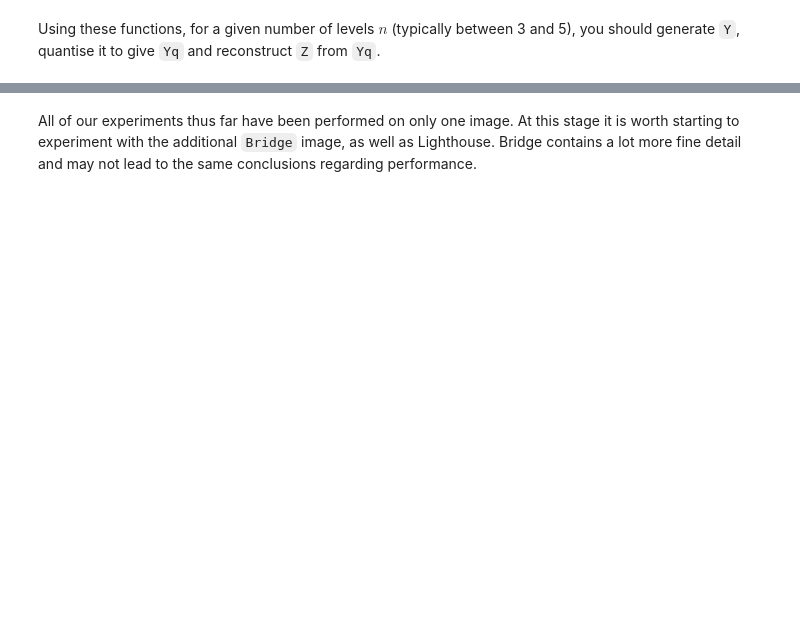
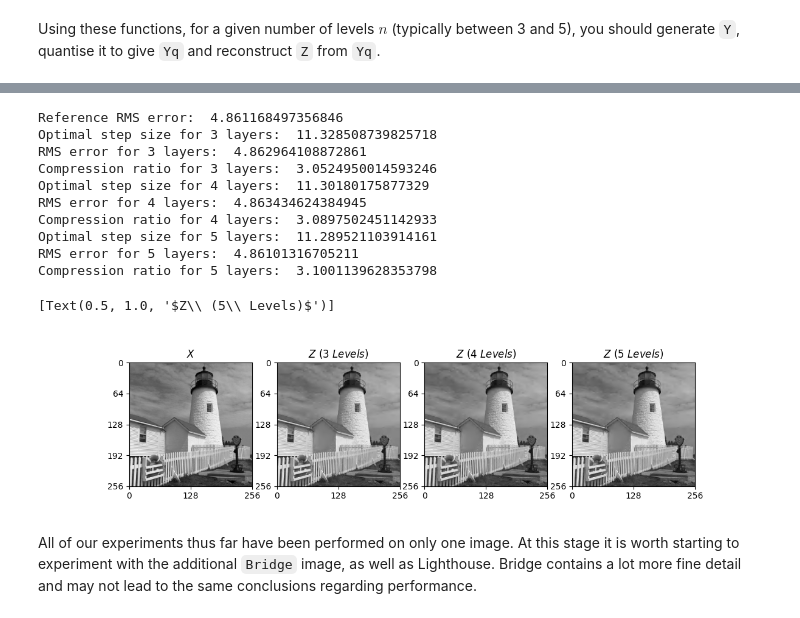
Before and after one commit to muhanl/cued_sf2_lab, a Jupyter notebook: 9-dwt.ipynb, the cells around one changed output, grey strips where cells are left out. Cells and saved outputs as stored; diff of their text form; code cells hidden in the pictures; blank space fills up the shorter version.

```diff
--- a/9-dwt.ipynb
+++ b/9-dwt.ipynb
@@ -472,3 +746,82 @@ give `Yq` and reconstruct `Z` from `Yq`.
+# %%
+ref_step_size = 17
+Xq = quantise(X, ref_step_size)
+ref_rms = np.std(X - Xq)
+print("Reference RMS error: ", ref_rms)
+
+##### n = 3 #####
+n = 3
+optimal_step = find_optimal_step_size_mse(X, n, step)[0]
+print("Optimal step size for 3 layers: ", optimal_step)
+dwtstep = np.ones((3, n+1)) * optimal_step * mse_dwt(n)
+
+Y = nlevdwt(X, n)
+Yq, dwtent = quantdwt(Y, dwtstep)
+Z = nlevidwt(Yq, n)
+Z3 = Z
+print("RMS error for 3 layers: ", np.std(Z3-X))
+
+bits_comp = np.sum(dwtent)
+bits_direct = bpp(quantise(X, step)) * X.size
+lh_mse_3 = bits_direct / bits_comp
+print("Compression ratio for 3 layers: ", lh_mse_3)
+
+##### n = 4 #####
+n = 4
+optimal_step = find_optimal_step_size_mse(X, n, step)[0]
+print("Optimal step size for 4 layers: ", optimal_step)
+dwtstep = np.ones((3, n+1)) * optimal_step * mse_dwt(n)
+
+Y = nlevdwt(X, n)
+Yq, dwtent = quantdwt(Y, dwtstep)
+Z = nlevidwt(Yq, n)
+Z4 = Z
+print("RMS error for 4 layers: ", np.std(Z4-X))
+
+bits_comp = np.sum(dwtent)
+bits_direct = bpp(quantise(X, step)) * X.size
+lh_mse_4 = bits_direct / bits_comp
+print("Compression ratio for 4 layers: ", lh_mse_4)
+
+##### n = 5 #####
+n = 5
+optimal_step = find_optimal_step_size_mse(X, n, step)[0]
+print("Optimal step size for 5 layers: ", optimal_step)
+dwtstep = np.ones((3, n+1)) * optimal_step * mse_dwt(n)
+
+Y = nlevdwt(X, n)
+Yq, dwtent = quantdwt(Y, dwtstep)
+Z = nlevidwt(Yq, n)
+Z5 = Z
+print("RMS error for 5 layers: ", np.std(Z5-X))
+
+bits_comp = np.sum(dwtent)
+bits_direct = bpp(quantise(X, step)) * X.size
+lh_mse_5 = bits_direct / bits_comp
+print("Compression ratio for 5 layers: ", lh_mse_5)
+
+fig, axs = plt.subplots(1, 4, figsize=(12, 3))
+plot_image(X, ax=axs[0])
+axs[0].set(title="$X$")
+plot_image(Z3, ax=axs[1])
+axs[1].set(title="$Z\ (3\ Levels)$")
+plot_image(Z4, ax=axs[2])
+axs[2].set(title="$Z\ (4\ Levels)$")
+plot_image(Z5, ax=axs[3])
+axs[3].set(title="$Z\ (5\ Levels)$")
+# %% [output]
+Reference RMS error:  4.861168497356846
+Optimal step size for 3 layers:  11.328508739825718
+RMS error for 3 layers:  4.862964108872861
+Compression ratio for 3 layers:  3.0524950014593246
+Optimal step size for 4 layers:  11.30180175877329
+RMS error for 4 layers:  4.863434624384945
+Compression ratio for 4 layers:  3.0897502451142933
+Optimal step size for 5 layers:  11.289521103914161
+RMS error for 5 layers:  4.86101316705211
+Compression ratio for 5 layers:  3.1001139628353798
+[Text(0.5, 1.0, '$Z\\ (5\\ Levels)$')]
+[figure, added]
 # %% [markdown]
 All of our experiments thus far have been performed on only one image. At this stage it is worth starting to experiment with the additional `Bridge` image, as well as Lighthouse. Bridge contains a lot more fine detail and may not lead to the same conclusions regarding performance.
 # %%
```
Also changed, not shown: parts of 25 cells of this notebook.
